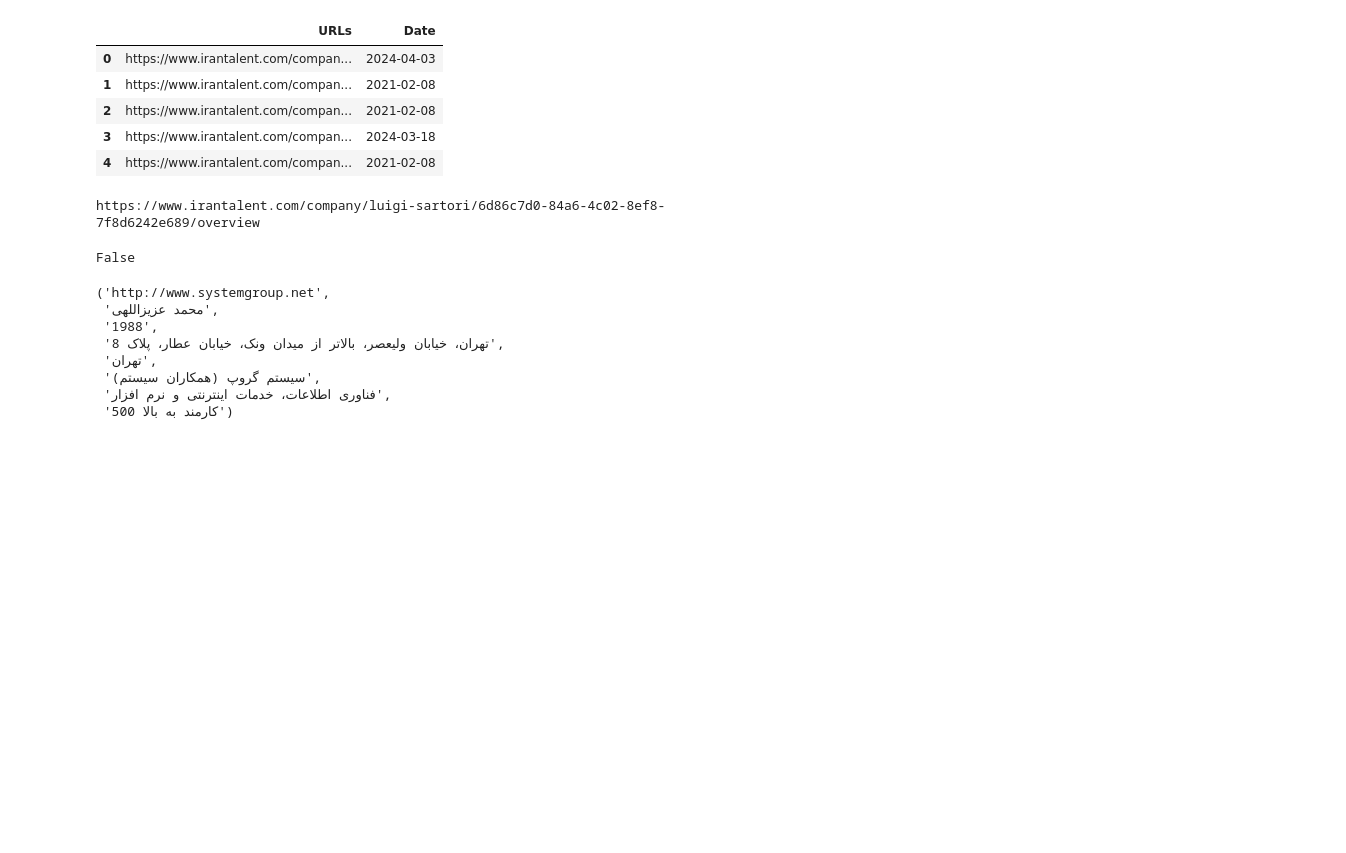
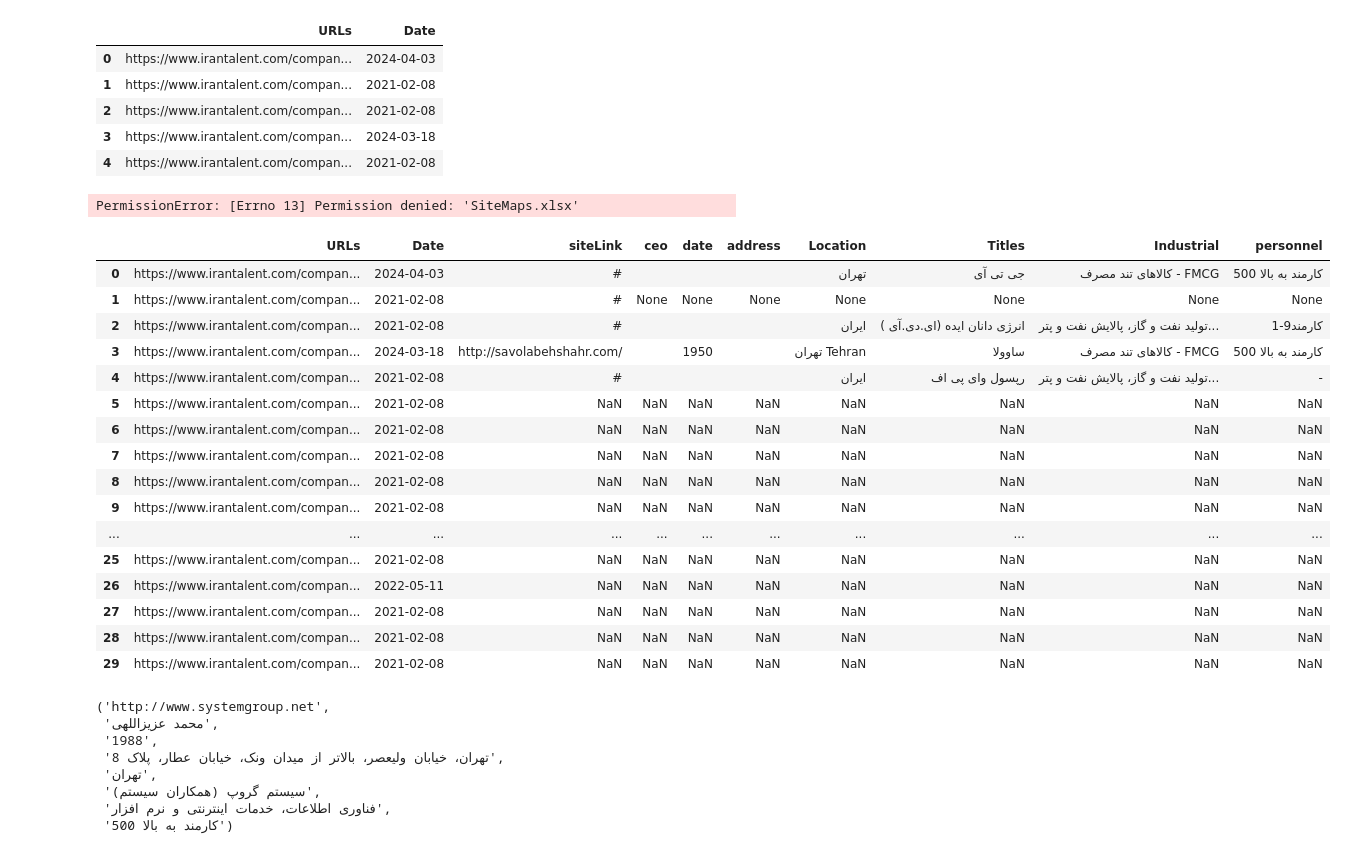
Before and after one commit to ehsanre1376/Web-Crawler, a Jupyter notebook: IranTalent/ReadOwerview.ipynb, the cells around one changed output. Saved outputs shown, nothing was run; the diff lists cells and outputs as text; code cells hidden in the pictures; blank space fills up the shorter version.

```diff
--- a/IranTalent/ReadOwerview.ipynb
+++ b/IranTalent/ReadOwerview.ipynb
@@ -24,7 +24,7 @@ def ReadOwerview(url):
     try:
         siteLink = courses[0].get("href")
     except Exception:
-        siteLink=None
+        siteLink='#'
 
 
 
@@ -116,29 +116,45 @@ df.head()
 | 4 | https://www.irantalent.com/compan... | 2021-02-08 |
 # %%
 for index, row in df.iterrows():
-    if row["Titles"] is not None:
-    #if len(row["Titles"]) > 0:
-        continue
-    print(row['URLs'])
-    siteLink, ceo, date, address, Location, Titles, Industrial, personnel = ReadOwerview (row['URLs'])
+    # if index >10:
+    # if row["siteLink"] is  None:
+    #if len(str(row["siteLink"])) == 0:
 
-    df.loc[index, "siteLink"] = siteLink
-    df.loc[index, "ceo"] = ceo
-    df.loc[index, "date"] = date
-    df.loc[index, "address"] = address
-    df.loc[index, "Location"] = Location
-    df.loc[index, "Titles"] = Titles
-    df.loc[index, "Industrial"] = Industrial
-    df.loc[index, "personnel"] = personnel
+        siteLink, ceo, date, address, Location, Titles, Industrial, personnel = ReadOwerview (row['URLs'])
 
-    if index % 100 ==0:
-        df.to_excel("SiteMaps.xlsx", index=0)
+        df.loc[index, "siteLink"] = siteLink
+        df.loc[index, "ceo"] = ceo
+        df.loc[index, "date"] = date
+        df.loc[index, "address"] = address
+        df.loc[index, "Location"] = Location
+        df.loc[index, "Titles"] = Titles
+        df.loc[index, "Industrial"] = Industrial
+        df.loc[index, "personnel"] = personnel
+
+        if index % 100 ==0:
+            df.to_excel("SiteMaps.xlsx", index=0)
 # %% [output]
-https://www.irantalent.com/company/luigi-sartori/6d86c7d0-84a6-4c02-8ef8-7f8d6242e689/overview
+PermissionError: [Errno 13] Permission denied: 'SiteMaps.xlsx'
-# %%
-1006 % 100 ==0
-# %% [output]
-False
+# %%
+df.head(30)
+# %% [output]
+|  | URLs | Date | siteLink | ceo | date | address | Location | Titles | Industrial | personnel |
+| 0 | https://www.irantalent.com/compan... | 2024-04-03 | # |  |  |  | تهران | جی تی آی | کالاهای تند مصرف - FMCG | 500 کارمند به بالا |
+| 1 | https://www.irantalent.com/compan... | 2021-02-08 | # | None | None | None | None | None | None | None |
+| 2 | https://www.irantalent.com/compan... | 2021-02-08 | # |  |  |  | ایران | انرژی دانان ایده (ای.دی.آی ) | تولید نفت و گاز، پالایش نفت و پتر... | 1-9کارمند |
+| 3 | https://www.irantalent.com/compan... | 2024-03-18 | http://savolabehshahr.com/ |  | 1950 |  | تهران Tehran | ساوولا | کالاهای تند مصرف - FMCG | 500 کارمند به بالا |
+| 4 | https://www.irantalent.com/compan... | 2021-02-08 | # |  |  |  | ایران | رپسول وای پی اف | تولید نفت و گاز، پالایش نفت و پتر... | - |
+| 5 | https://www.irantalent.com/compan... | 2021-02-08 | NaN | NaN | NaN | NaN | NaN | NaN | NaN | NaN |
+| 6 | https://www.irantalent.com/compan... | 2021-02-08 | NaN | NaN | NaN | NaN | NaN | NaN | NaN | NaN |
+| 7 | https://www.irantalent.com/compan... | 2021-02-08 | NaN | NaN | NaN | NaN | NaN | NaN | NaN | NaN |
+| 8 | https://www.irantalent.com/compan... | 2021-02-08 | NaN | NaN | NaN | NaN | NaN | NaN | NaN | NaN |
+| 9 | https://www.irantalent.com/compan... | 2021-02-08 | NaN | NaN | NaN | NaN | NaN | NaN | NaN | NaN |
+| ... | ... | ... | ... | ... | ... | ... | ... | ... | ... | ... |
+| 25 | https://www.irantalent.com/compan... | 2021-02-08 | NaN | NaN | NaN | NaN | NaN | NaN | NaN | NaN |
+| 26 | https://www.irantalent.com/compan... | 2022-05-11 | NaN | NaN | NaN | NaN | NaN | NaN | NaN | NaN |
+| 27 | https://www.irantalent.com/compan... | 2021-02-08 | NaN | NaN | NaN | NaN | NaN | NaN | NaN | NaN |
+| 28 | https://www.irantalent.com/compan... | 2021-02-08 | NaN | NaN | NaN | NaN | NaN | NaN | NaN | NaN |
+| 29 | https://www.irantalent.com/compan... | 2021-02-08 | NaN | NaN | NaN | NaN | NaN | NaN | NaN | NaN |
 # %%
 ReadOwerview(
     "https://www.irantalent.com/company/system-group-hamkaran-system/aca3c0c4-aaca-4300-9b17-5ff790ac1cb5/overview"
```
Also changed, not shown: 1 other file.
